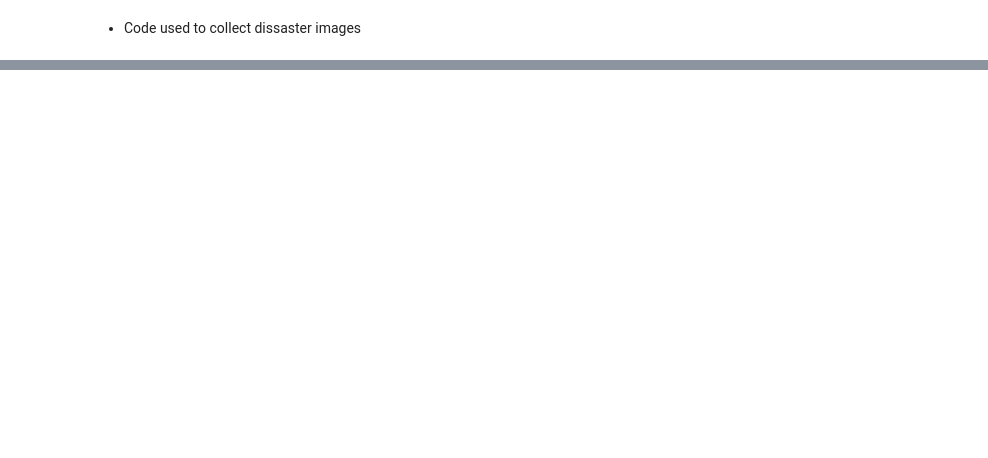
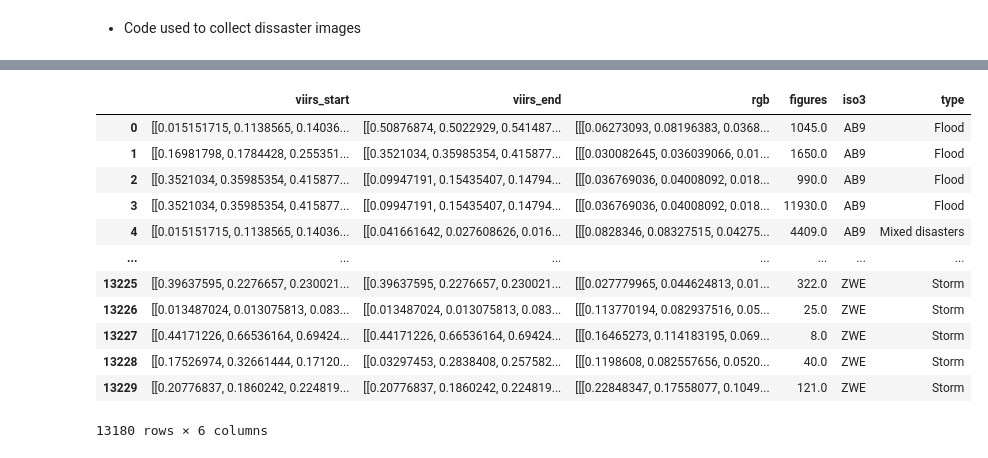
Before and after one commit to iamhaingo/migration-estimation, a Jupyter notebook: src/data/earth_engine_extraction.ipynb, the cells around one changed output, grey strips where cells are left out. Saved outputs shown, nothing was run; the diff lists cells and outputs as text; code cells hidden in the pictures; blank space fills up the shorter version.

```diff
--- a/src/data/earth_engine_extraction.ipynb
+++ b/src/data/earth_engine_extraction.ipynb
@@ -600,9 +658,11 @@ def read_hdf5_to_dataframe_with_index(h5_path="unified_parallel.h5"):
         figures = f["figures"][:]
         indices = f["indices"][:]
         iso3 = f["iso3"][:]
+        types = f["type"][:]
 
     # Decode bytes to strings for iso3
     iso3_decoded = [x.decode("utf-8") if isinstance(x, bytes) else x for x in iso3]
+    types_decoded = [x.decode("utf-8") if isinstance(x, bytes) else x for x in types]
 
     # Create a DataFrame with indices as the index
     df = pd.DataFrame({
@@ -610,7 +670,8 @@ def read_hdf5_to_dataframe_with_index(h5_path="unified_parallel.h5"):
         "viirs_end": list(viirs_end),
         "rgb": list(rgb),
         "figures": figures,
-        "iso3": iso3_decoded
+        "iso3": iso3_decoded,
+        "type": types_decoded,
     }, index=indices)
 
     df.sort_index(inplace=True)  # Ensure indices are sorted
@@ -618,6 +679,6 @@ def read_hdf5_to_dataframe_with_index(h5_path="unified_parallel.h5"):
     return df
 
 # Read the HDF5 file into a DataFrame with indices
-df_unified_with_index = read_hdf5_to_dataframe_with_index(h5_path="disaster.h5")
+df_unified_with_index = read_hdf5_to_dataframe_with_index(h5_path="disaster1.h5")
 # %%
-# df_unified_with_index.sort_index(inplace=True)
+df_unified_with_index.sort_index(inplace=True)
@@ -626,3 +685,19 @@ df_unified_with_index = read_hdf5_to_dataframe_with_index(h5_path="disaster.h5")
+# %%
+df_unified_with_index
+# %% [output]
+|  | viirs_start | viirs_end | rgb | figures | iso3 | type |
+| 0 | [[0.015151715, 0.1138565, 0.14036... | [[0.50876874, 0.5022929, 0.541487... | [[[0.06273093, 0.08196383, 0.0368... | 1045.0 | AB9 | Flood |
+| 1 | [[0.16981798, 0.1784428, 0.255351... | [[0.3521034, 0.35985354, 0.415877... | [[[0.030082645, 0.036039066, 0.01... | 1650.0 | AB9 | Flood |
+| 2 | [[0.3521034, 0.35985354, 0.415877... | [[0.09947191, 0.15435407, 0.14794... | [[[0.036769036, 0.04008092, 0.018... | 990.0 | AB9 | Flood |
+| 3 | [[0.3521034, 0.35985354, 0.415877... | [[0.09947191, 0.15435407, 0.14794... | [[[0.036769036, 0.04008092, 0.018... | 11930.0 | AB9 | Flood |
+| 4 | [[0.015151715, 0.1138565, 0.14036... | [[0.041661642, 0.027608626, 0.016... | [[[0.0828346, 0.08327515, 0.04275... | 4409.0 | AB9 | Mixed disasters |
+| ... | ... | ... | ... | ... | ... | ... |
+| 13225 | [[0.39637595, 0.2276657, 0.230021... | [[0.39637595, 0.2276657, 0.230021... | [[[0.027779965, 0.044624813, 0.01... | 322.0 | ZWE | Storm |
+| 13226 | [[0.013487024, 0.013075813, 0.083... | [[0.013487024, 0.013075813, 0.083... | [[[0.113770194, 0.082937516, 0.05... | 25.0 | ZWE | Storm |
+| 13227 | [[0.44171226, 0.66536164, 0.69424... | [[0.44171226, 0.66536164, 0.69424... | [[[0.16465273, 0.114183195, 0.069... | 8.0 | ZWE | Storm |
+| 13228 | [[0.17526974, 0.32661444, 0.17120... | [[0.03297453, 0.2838408, 0.257582... | [[[0.1198608, 0.082557656, 0.0520... | 40.0 | ZWE | Storm |
+| 13229 | [[0.20776837, 0.1860242, 0.224819... | [[0.20776837, 0.1860242, 0.224819... | [[[0.22848347, 0.17558077, 0.1049... | 121.0 | ZWE | Storm |
+13180 rows × 6 columns
 # %%
 # load gd_idu_2025
 path_parquet_idu = (
```
Also changed, not shown: parts of 30 cells of this notebook, 2 other files.
